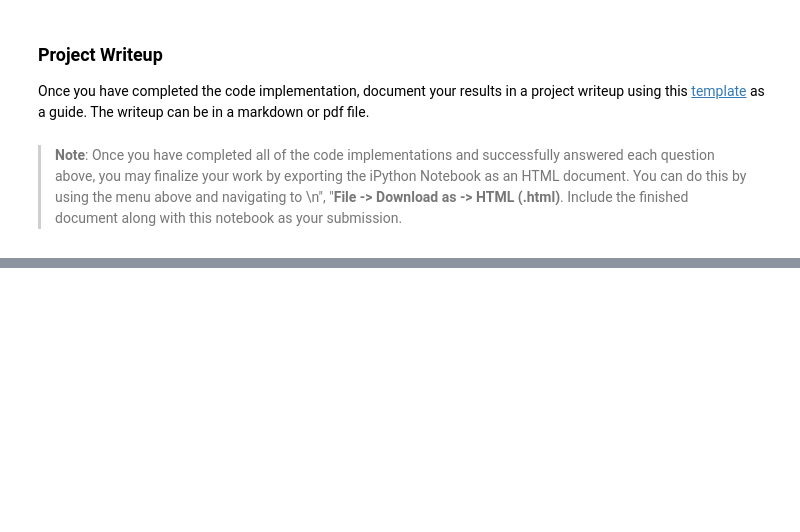
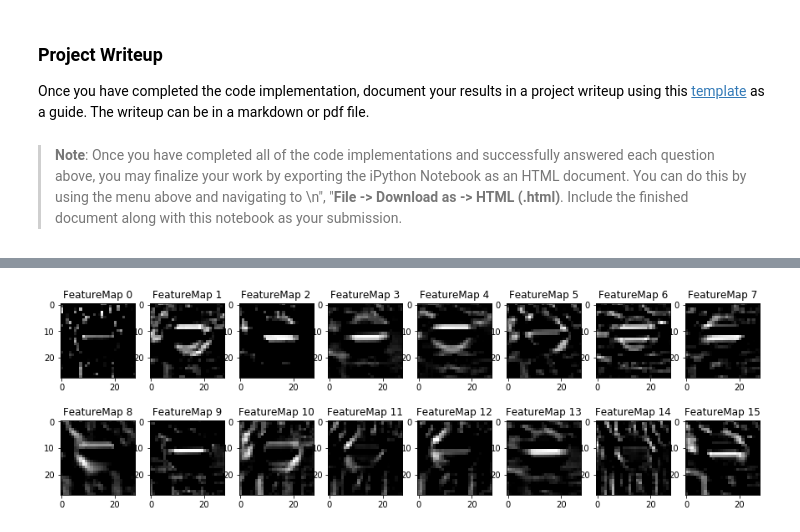
Before and after one commit to clarkli86/CarND-Traffic-Sign-Classifier-Project, a Jupyter notebook: Traffic_Sign_Classifier.ipynb, the cells around one changed output, grey strips where cells are left out. Cells and saved outputs as stored; diff of their text form; code cells hidden in the pictures; blank space fills up the shorter version.

```diff
--- a/Traffic_Sign_Classifier.ipynb
+++ b/Traffic_Sign_Classifier.ipynb
@@ -836,0 +879,8 @@ with tf.Session() as sess:
+# %%
+# Analyse the failed prediction on download image
+with tf.Session() as sess:
+    sess.run(tf.global_variables_initializer())
+    saver.restore(sess, './lenet')
+    outputFeatureMap(X_download[4].reshape(1, 32, 32, NUM_CHANNELS), tensors['c1'])
+# %% [output]
+[figure, added]
```
Also changed, not shown: parts of 16 cells of this notebook, 2 other files.
